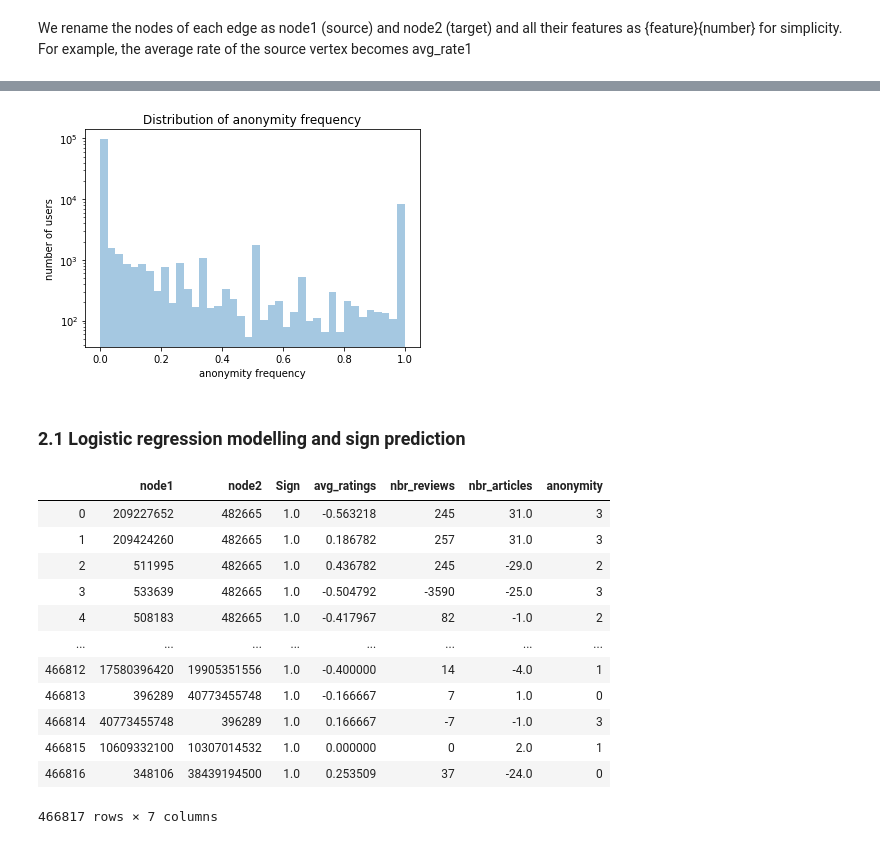
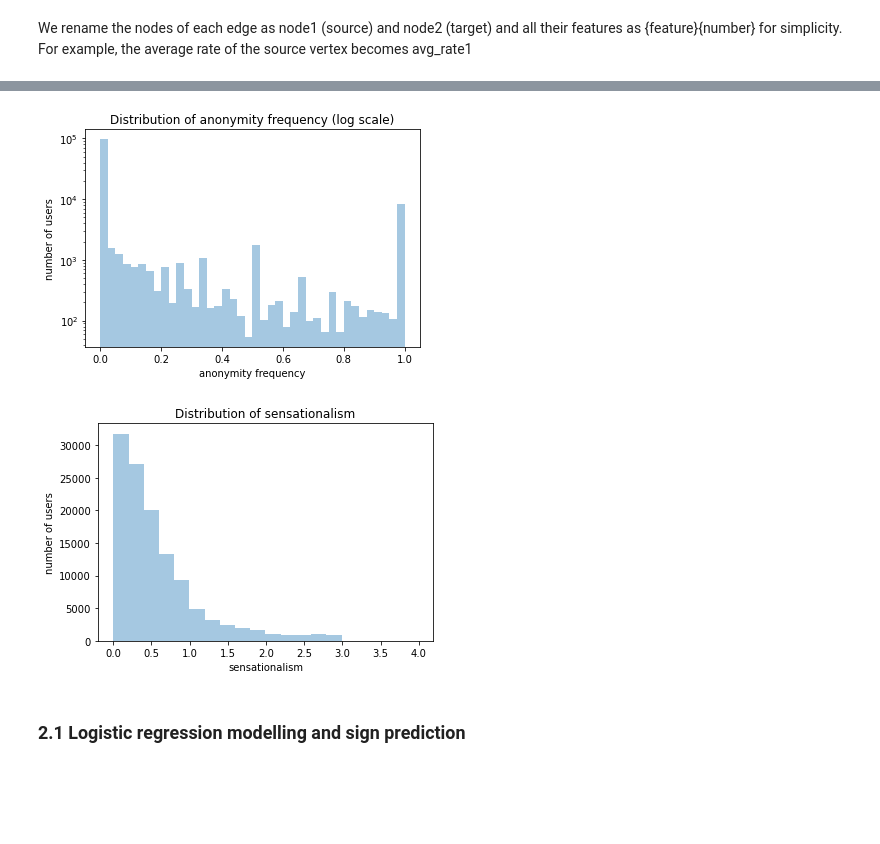
Before and after one commit to epfl-ada/ada-2020-project-milestone-p3-p3_adagio, a Jupyter notebook: preprocessing.ipynb, the cells around one changed output, grey strips where cells are left out. Drawn from its saved outputs; the diff is of its cells as text; code cells hidden in the pictures; blank space fills up the shorter version.

Commit message:
model done, crossvalidation needed

```diff
--- a/preprocessing.ipynb
+++ b/preprocessing.ipynb
@@ -277,14 +305,16 @@ plt.show()
 # %%
 ax = sns.distplot(members['anonymity_freq'], bins=40, kde=False);
 ax.set_yscale('log')
-ax.set(title='Distribution of anonymity frequency', xlabel='anonymity frequency', ylabel='number of users')
+ax.set(title='Distribution of anonymity frequency (log scale)', xlabel='anonymity frequency', ylabel='number of users')
 plt.show()
 # %% [output]
-[figure, old version]
+[figure, new version]
 # %%
-#ax = sns.distplot(members['sensationalism'], bins=20, kde=False);
-#ax.set(title='Distribution of sensationalism', xlabel='sensationalism', ylabel='number of users')
-#plt.show()
+ax = sns.distplot(members['sensationalism'], bins=20, kde=False);
+ax.set(title='Distribution of sensationalism', xlabel='sensationalism', ylabel='number of users')
+plt.show()
+# %% [output]
+[figure, added]
 # %%
 # rough interpretation
 # number of articles and mean rating follows power law distribution
@@ -304,31 +334,3 @@ status_dataset.head()
 #    0       never    once+
 status_dataset['anonymity1'] = status_dataset['anonymity_freq1'].apply(lambda x: 0 if x == 0 else 1)
 status_dataset['anonymity2'] = status_dataset['anonymity_freq2'].apply(lambda x: 1 if x == 0 else 3)
-# %%
-# dataset that will be used for modelling and prediction
-diff_df = status_dataset[['node1','node2','Sign']].copy()
-
-# get the difference only
-diff_df['avg_ratings'] = status_dataset['avg_ratings2'] - status_dataset['avg_ratings1']
-diff_df['nbr_reviews'] = status_dataset['nbr_reviews2'] - status_dataset['nbr_reviews1']
-diff_df['nbr_articles'] = status_dataset['nbr_articles2'] - status_dataset['nbr_articles1']
-diff_df['anonymity'] = status_dataset['anonymity2'] - status_dataset['anonymity1']
-
-# 0 if sign is negative, 1 if positive
-diff_df['Sign'] = (diff_df['Sign'] + 1 )/ 2
-
-diff_df.head()
-# %% [output]
-|  | node1 | node2 | Sign | avg_ratings | nbr_reviews | nbr_articles | anonymity |
-| 0 | 209227652 | 482665 | 1.0 | -0.563218 | 245 | 31.0 | 3 |
-| 1 | 209424260 | 482665 | 1.0 | 0.186782 | 257 | 31.0 | 3 |
-| 2 | 511995 | 482665 | 1.0 | 0.436782 | 245 | -29.0 | 2 |
-| 3 | 533639 | 482665 | 1.0 | -0.504792 | -3590 | -25.0 | 3 |
-| 4 | 508183 | 482665 | 1.0 | -0.417967 | 82 | -1.0 | 2 |
-| ... | ... | ... | ... | ... | ... | ... | ... |
-| 466812 | 17580396420 | 19905351556 | 1.0 | -0.400000 | 14 | -4.0 | 1 |
-| 466813 | 396289 | 40773455748 | 1.0 | -0.166667 | 7 | 1.0 | 0 |
-| 466814 | 40773455748 | 396289 | 1.0 | 0.166667 | -7 | -1.0 | 3 |
-| 466815 | 10609332100 | 10307014532 | 1.0 | 0.000000 | 0 | 2.0 | 1 |
-| 466816 | 348106 | 38439194500 | 1.0 | 0.253509 | 37 | -24.0 | 0 |
-466817 rows × 7 columns
```
Also changed, not shown: parts of 65 cells of this notebook.
